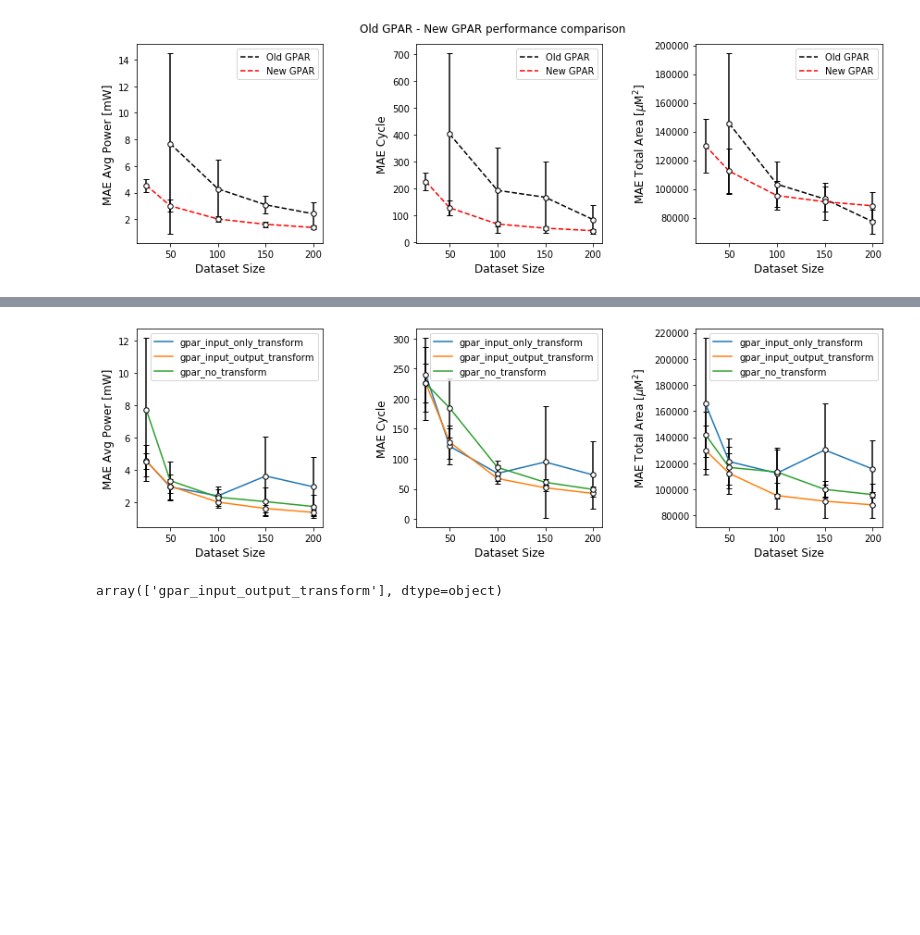
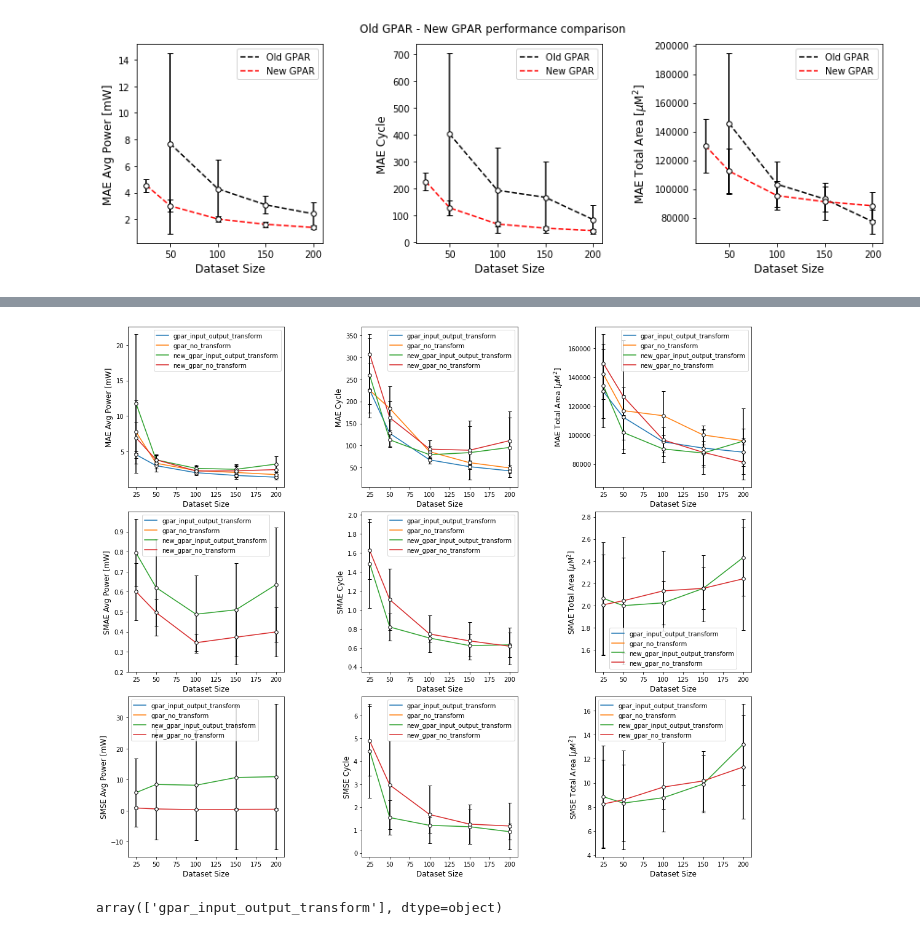
Before and after one commit to gncs/boa, a Jupyter notebook: notebooks/Model Goodness-of-Fit Visualisation.ipynb, the cells around one changed output, grey strips where cells are left out. Drawn from its saved outputs; the diff is of its cells as text; code cells hidden in the pictures; blank space fills up the shorter version.

```diff
--- a/notebooks/Model Goodness-of-Fit Visualisation.ipynb
+++ b/notebooks/Model Goodness-of-Fit Visualisation.ipynb
@@ -435,8 +436,10 @@ total_area total_area
 # %%
 model_dict = {
-    "gpar_input_only_transform": "/scratch/gf332/BayesOpt/boa/logs/fft/pred/gpar/20200311-154358/gpar_experiments.json",
+    #"gpar_input_only_transform": "/scratch/gf332/BayesOpt/boa/logs/fft/pred/gpar/20200311-154358/gpar_experiments.json",
     "gpar_no_transform": "/scratch/gf332/BayesOpt/boa/logs/fft/pred/gpar/20200311-160028/gpar_experiments.json",
     "gpar_input_output_transform": "/scratch/gf332/BayesOpt/boa/logs/fft/pred/gpar/20200311-165608/gpar_experiments.json",
+    "new_gpar_input_output_transform": "/scratch/gf332/BayesOpt/boa/logs/fft/pred/gpar/20200319-110555/gpar_experiments.json",
+    "new_gpar_no_transform": "/scratch/gf332/BayesOpt/boa/logs/fft/pred/gpar/20200319-110623/gpar_experiments.json"
 }
 
 dfs = []
@@ -461,16 +464,20 @@ for name, path in model_dict.items():
                 items["transforms_used"] = f'{("input" if row["input_transformed"] else "")}_' \
                                            f'{("output" if row["output_transformed"] else "")}'
 
+            if "std_mean_squ_err" in row:
+                items["std_mean_squ_err"] = row["std_mean_squ_err"]
+                items["std_mean_abs_err"] = row["std_mean_abs_err"]
+
             df = pd.DataFrame(items)
 
             dfs.append(df)
 
 aggregated_df = pd.concat(dfs, axis=0, ignore_index=True)
 stats = aggregated_df.groupby(['model', 'output', 'size'])
-stats = stats.aggregate({"mean_abs_err": [np.mean, np.std]}).reset_index()
+stats = stats.aggregate({"mean_abs_err": [np.mean, np.std],
+                         "std_mean_abs_err": [np.mean, np.std],
+                         "std_mean_squ_err": [np.mean, np.std]}).reset_index()
 # %%
-stat="mean_abs_err"
-
 line_style_dict = {
     "gp": "solid",
     "gpar": "dashed",
@@ -482,70 +489,78 @@ line_style_dict = {
 
 model_label = {
     "gp": "GP",
     "gpar": "GPAR",
     "gp_aux": "GP-aux",
     "mf_gpar_2": "MF-GPAR (2)",
     "mf_gpar_5": "MF-GPAR (5)",
     "mf_gpar_8": "MF-GPAR (8)"
 }
 
+stat_names = {
+    "mean_abs_err": "MAE",
+    "std_mean_abs_err": "SMAE",
+    "std_mean_squ_err": "SMSE"
+}
+
 outputs = ["avg_power", "cycle", "total_area"]
 
 new_df = stats[stats["output"].isin(outputs)]
 
-fig, axes = plt.subplots(nrows=1, ncols=len(outputs), figsize=(4 * len(outputs), 4))
+fig, axes = plt.subplots(nrows=3, ncols=len(outputs), figsize=(5 * len(outputs), 14))
 
-# Plot the outputs of interest
-for new_output, new_group in new_df.groupby('output'):
+for axes_row, statistic in zip(axes, ["mean_abs_err", "std_mean_abs_err", "std_mean_squ_err"]):
 
-    ax = axes[outputs.index(new_output)]
+    # Plot the outputs of interest
+    for new_output, new_group in new_df.groupby('output'):
 
-    #-------------------------------------------
-    # plot old stuff
-    #-------------------------------------------
+        ax = axes_row[outputs.index(new_output)]
+
+        #-------------------------------------------
+        # plot old stuff
+        #-------------------------------------------
 
 
-    for model, subgroup in new_group.groupby('model'):
+        for model, subgroup in new_group.groupby('model'):
 
-        d = subgroup.sort_values("size")
+            d = subgroup.sort_values("size")
 
-        # Interpolated plot of performance
-        ax.plot(d["size"],
-                d[(stat, 'mean')],
-                label=f"{model}",
-               zorder=-1)
+            # Interpolated plot of performance
+            ax.plot(d["size"],
+                    d[(statistic, 'mean')],
+                    label=f"{model}",
+                   zorder=-1)
 
-        # Plot actual points
-        ax.scatter(d['size'],
-                  d[(stat, 'mean')],
-                  s=30,
-                  c="white",
-                  edgecolors='black',
-                  zorder=1,
-                  label=None)
+            # Plot actual points
+            ax.scatter(d['size'],
+                      d[(statistic, 'mean')],
+                      s=30,
+                      c="white",
+                      edgecolors='black',
+                      zorder=1,
+                      label=None)
 
-        # Plot error bars
-        ax.errorbar(d['size'],
-                   d[(stat, 'mean')],
-                   yerr=d[(stat, 'std')],
-                   ecolor='black',
-                   fmt='None',
-                   capsize=3,
-                   zorder=-1,
-                   label=None)
+            # Plot error bars
+            ax.errorbar(d['size'],
+                       d[(statistic, 'mean')],
+                       yerr=d[(statistic, 'std')],
+                       ecolor='black',
+                       fmt='None',
+                       capsize=3,
+                       zorder=-1,
+                       label=None)
 
-        ax.set_xlim([15, 210])
+            ax.set_xlim([15, 210])
 
-        ax.set_ylabel('MAE '+ label_names_dict[new_output], fontsize=12)
-        ax.set_xlabel('Dataset Size', fontsize=12)
+            ax.set_ylabel(f'{stat_names[statistic]} {label_names_dict[new_output]}', fontsize=12)
+            ax.set_xlabel('Dataset Size', fontsize=12)
 
-        ax.legend()
+            ax.legend()
 
 fig.tight_layout()
 fig.subplots_adjust(wspace=0.5, top=0.9)
-fig.savefig(task_save_dir + f"/transform_comparison.png")
+fig.savefig(save_dir + f"/fft/transform_comparison.png")
 # %% [output]
-[figure, old version]
+[figure, new version]
 # %%
 aggregated_df["model"].unique()
 # %% [output]
```
Also changed, not shown: parts of 2 cells of this notebook, 2 other files.
